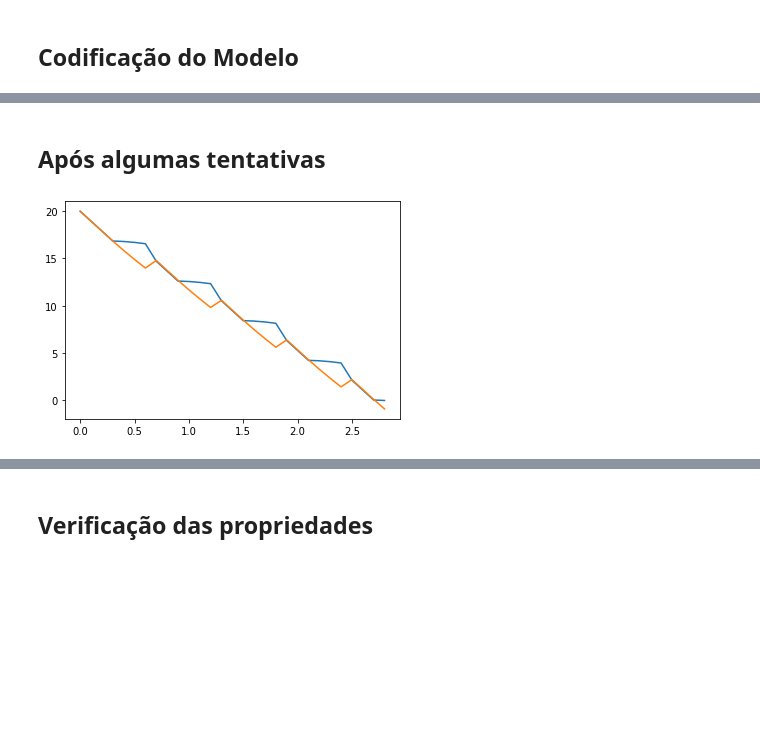
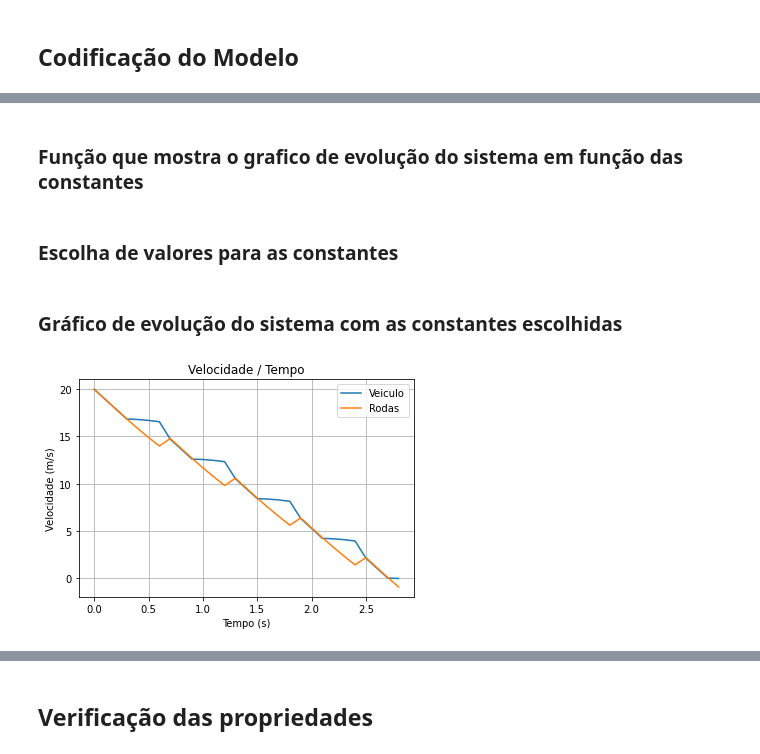
Before and after one commit to zoisper/LC-Projeto, a Jupyter notebook: 3/ABS.ipynb, the cells around one changed output, grey strips where cells are left out. Cells and saved outputs as stored; diff of their text form; code cells hidden in the pictures; blank space fills up the shorter version.

```diff
--- a/3/ABS.ipynb
+++ b/3/ABS.ipynb
@@ -108 +118,3 @@ Mode, (START,FREE, STOPPING, BLOCKED, STOPPED) = EnumSort('Mode', ('START','FREE
+# %% [markdown]
+### Função que mostra o grafico de evolução do sistema em função das constantes
 # %%
@@ -151,17 +168,19 @@ def constantes_plot(a, b, c1, c2, dt, e, P, time, timer, vi):
+# %% [markdown]
+### Escolha de valores para as constantes
+# %%
+a = 0.01
+b = 0.5
+c1 = 0.5
+c2 = 7
+dt = 0.1
+e = 0.5
+P = 1000
+tau = 0.3
+time = 20
+vi = 20
 # %% [markdown]
-## Após algumas tentativas
+### Gráfico de evolução do sistema com as constantes escolhidas
 # %%
-a = 0.01
-b = 0.5
-c1 = 0.5
-c2 = 7
-dt = 0.1
-e = 0.5
-P = 1000
-time = 20
-timer = 0.3
-vi = 20
-
-constantes_plot(a, b, c1, c2, dt, e, P, time, timer, vi)
+constantes_plot(a, b, c1, c2, dt, e, P, tau, time, vi)
 # %% [output]
-[figure, old version]
+[figure, new version]
```
Also changed, not shown: parts of 24 cells of this notebook, 1 other file.
